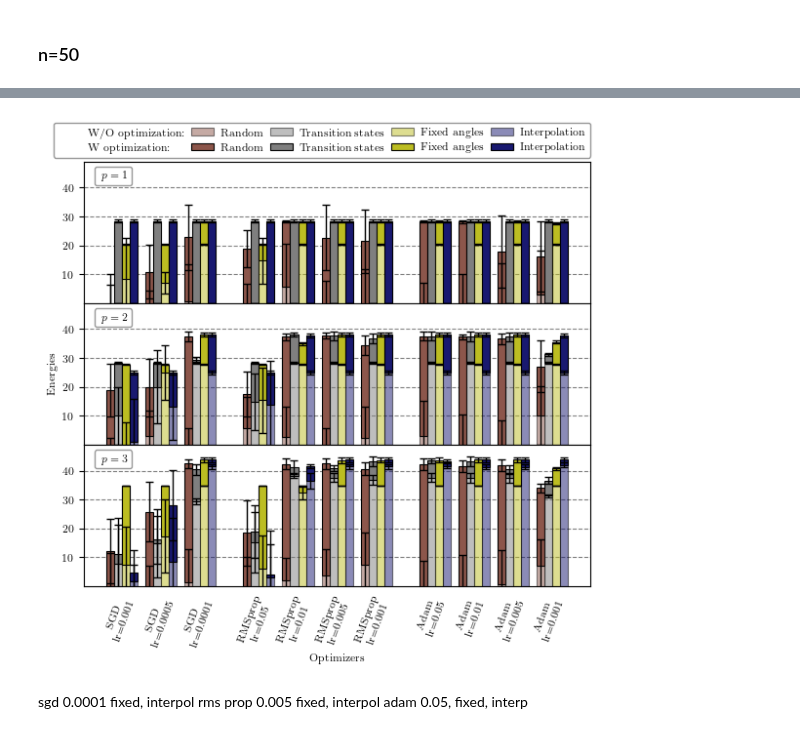
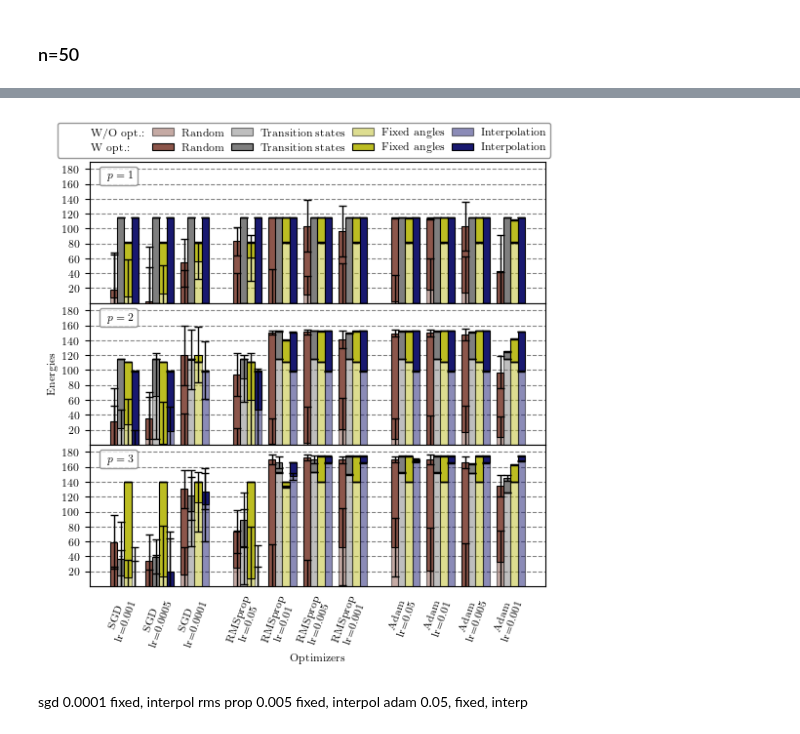
Before and after one commit to jernejrudifinzgar/qiro, a Jupyter notebook: Parameter_optimisation/remote/scripts/plotting.ipynb, the cells around one changed output, grey strips where cells are left out. Cells and saved outputs as stored; diff of their text form; code cells hidden in the pictures.

```diff
--- a/Parameter_optimisation/remote/scripts/plotting.ipynb
+++ b/Parameter_optimisation/remote/scripts/plotting.ipynb
@@ -44,7 +44,7 @@ pr ={"axes.labelsize": 8,               # LaTeX default is 10pt font.
     "legend.fontsize": 8,               # Make the legend/label fonts
     "xtick.labelsize": 8,               # a little smaller
     "ytick.labelsize": 8,
-    'figure.figsize': (2 * 3.35, 3* 9 * 3.35 / 16), #2.0476
+    'figure.figsize': (1.8 * 3.35, 3* 9 * 3.35 / 16), #2.0476
     "errorbar.capsize": 1.5,
     "font.family": "serif",
     "font.serif": [],                   # blank entries should cause plots
@@ -103,7 +106,7 @@ def get_initial_results(optimizer, p, initialization, learning_rate, n):
 # %%
 optimizers = ['SGD', 'RMSprop', 'Adam']
 ps = [1, 2, 3]
-n = 50
+n = 200
 initializations = ['random_init', 'transition_states', 'fixed_angles_optimization', 'interpolation']
 
 colors=['tab:blue', 'tab:orange', 'tab:green', 'tab:red', 'tab:purple', 'tab:pink', 'tab:brown', 'tab:grey', 'tab:olive', 'midnightblue', 'tab:cyan']
@@ -216,7 +219,7 @@ legend_element = [Line2D([0], [0], marker='.', color='w', label='$p=3$',
                           markerfacecolor='g', markersize=0)]
 l1 = plt.legend(handles=legend_element, edgecolor = 'grey', facecolor=(1, 1, 1, 1), handletextpad=-1.8, loc = 'upper left', fancybox=True, bbox_to_anchor=(0.01, 1.))
 axs[2].add_artist(l1)
-plt.legend(labels = ['W/O optimization:', 'W optimization:', 'Random', 'Random', 'Transition states', 'Transition states', 'Fixed angles', 'Fixed angles', 'Interpolation', 'Interpolation'], bbox_to_anchor=(0.47, 3.15), loc = 'center', ncols = 5, edgecolor = 'grey', facecolor='white', columnspacing = 0.7, handletextpad = 0.7)
+plt.legend(labels = ['W/O opt.:', 'W opt.:', 'Random', 'Random', 'Transition states', 'Transition states', 'Fixed angles', 'Fixed angles', 'Interpolation', 'Interpolation'], bbox_to_anchor=(0.47, 3.15), loc = 'center', ncols = 5, edgecolor = 'grey', facecolor='white', columnspacing = 0.7, handletextpad = 0.7)
 
 fig.savefig(f'../results/MAXCUT_energies_all_initializations_nodes_{n}.pdf', dpi=300, bbox_inches='tight')
 
@@ -241,4 +244,4 @@ plt.show()
-[figure, old version]
+[figure, new version]
 # %% [markdown]
 sgd 0.0001 fixed, interpol
 rms prop 0.005 fixed, interpol
```
Also changed, not shown: parts of 3 cells of this notebook, 20 other files.
